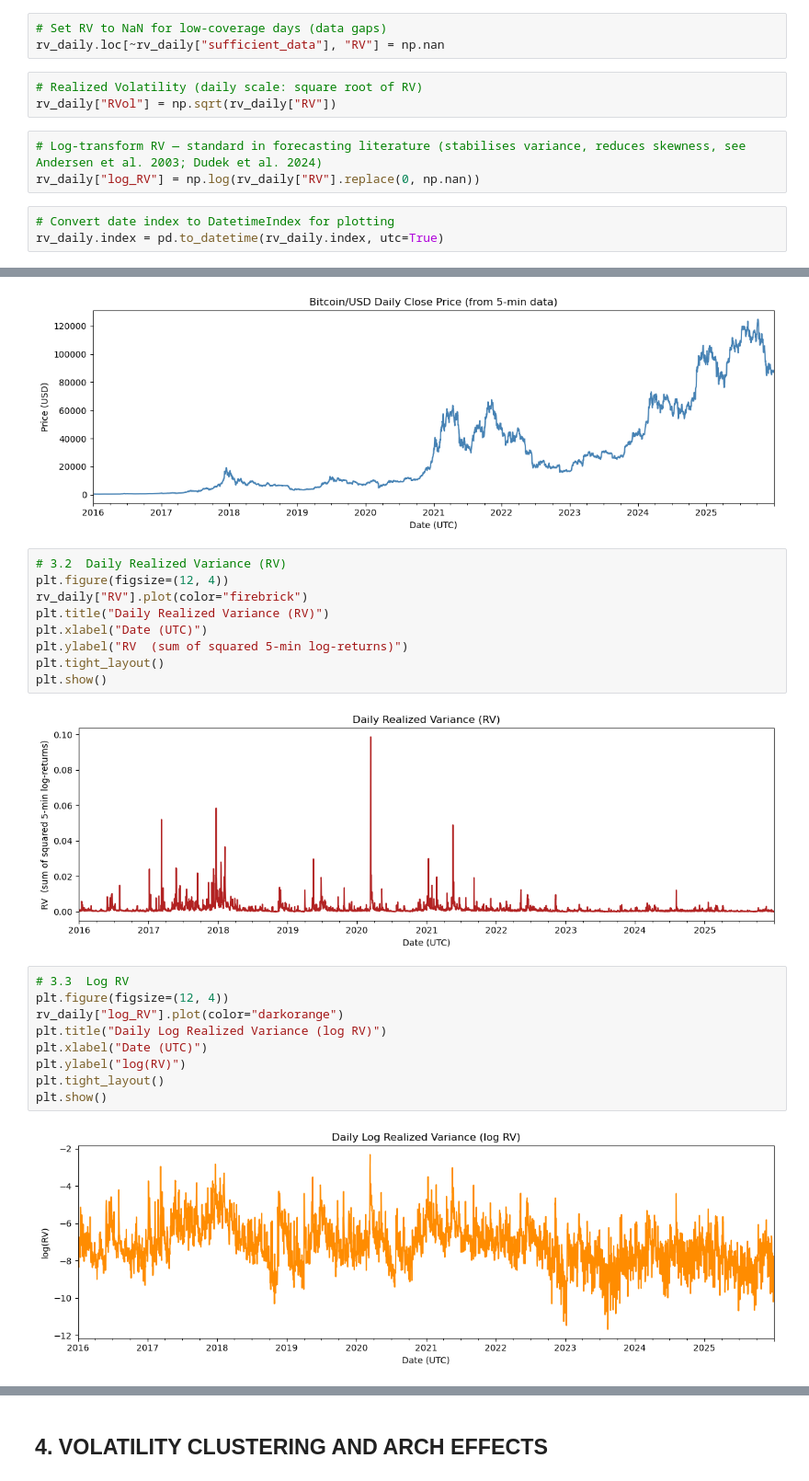
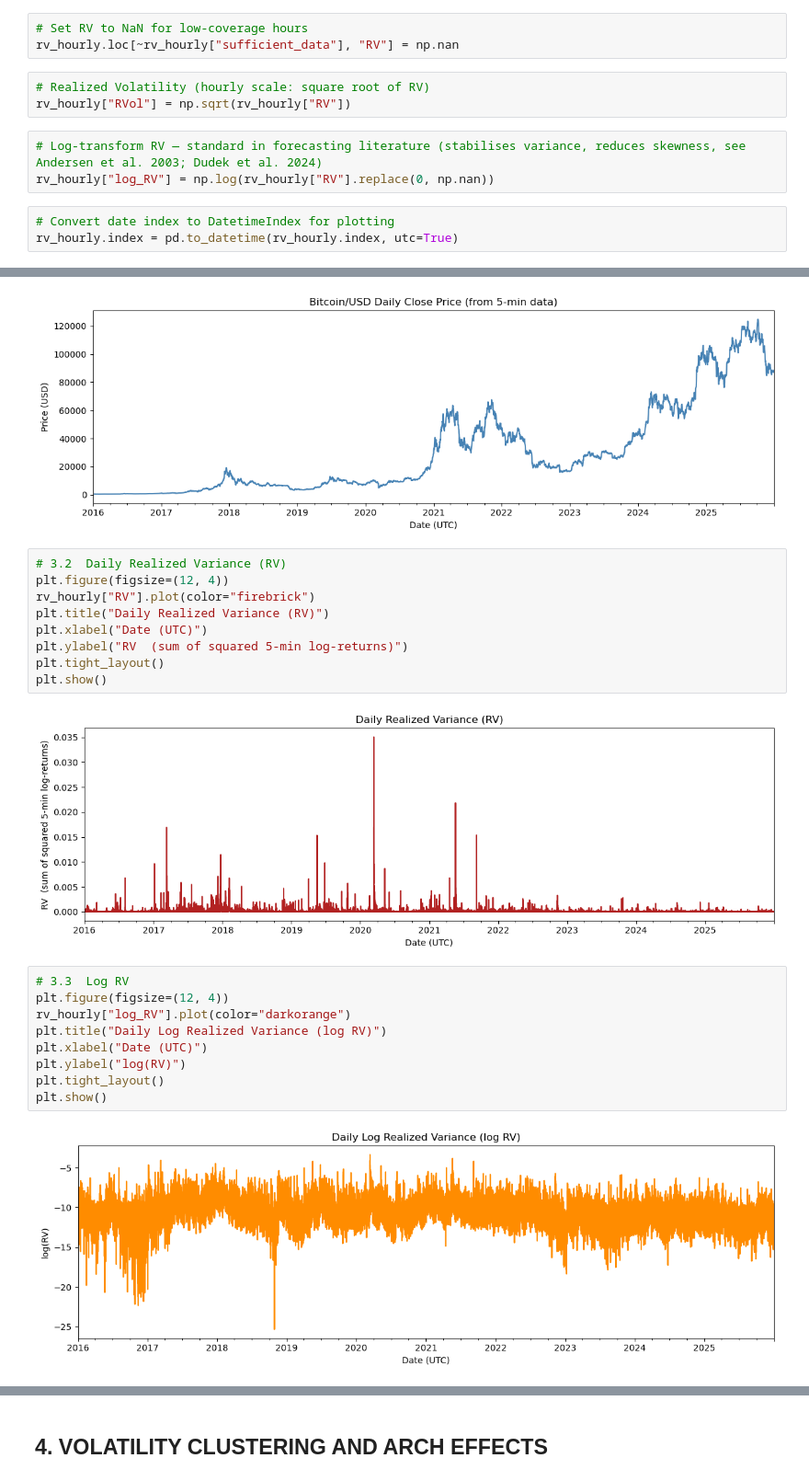
Before and after one commit to yilmazcanekmekci/btc-realized-variance-thesis, a Jupyter notebook: notebooks/02_initial_data_analysis.ipynb, the cells around one changed output, grey strips where cells are left out. Shown at 92% size. Saved outputs shown, nothing was run; the diff lists cells and outputs as text.

Commit message:
Update 02_initial_data_analysis notebook

```diff
--- a/notebooks/02_initial_data_analysis.ipynb
+++ b/notebooks/02_initial_data_analysis.ipynb
@@ -114,13 +111,13 @@ rv_daily["sufficient_data"] = rv_daily["n_obs"] >= int(MIN_OBS_RATIO * K_EXPECTE
 # %%
-# Set RV to NaN for low-coverage days (data gaps)
-rv_daily.loc[~rv_daily["sufficient_data"], "RV"] = np.nan
+# Set RV to NaN for low-coverage hours
+rv_hourly.loc[~rv_hourly["sufficient_data"], "RV"] = np.nan
 # %%
-# Realized Volatility (daily scale: square root of RV)
-rv_daily["RVol"] = np.sqrt(rv_daily["RV"])
+# Realized Volatility (hourly scale: square root of RV)
+rv_hourly["RVol"] = np.sqrt(rv_hourly["RV"])
 # %%
 # Log-transform RV — standard in forecasting literature (stabilises variance, reduces skewness, see Andersen et al. 2003; Dudek et al. 2024)
-rv_daily["log_RV"] = np.log(rv_daily["RV"].replace(0, np.nan))
+rv_hourly["log_RV"] = np.log(rv_hourly["RV"].replace(0, np.nan))
 # %%
 # Convert date index to DatetimeIndex for plotting
-rv_daily.index = pd.to_datetime(rv_daily.index, utc=True)
+rv_hourly.index = pd.to_datetime(rv_hourly.index, utc=True)
 # %%
@@ -173,25 +171,25 @@ plt.show()
 # %%
 # 3.2  Daily Realized Variance (RV)
 plt.figure(figsize=(12, 4))
-rv_daily["RV"].plot(color="firebrick")
+rv_hourly["RV"].plot(color="firebrick")
 plt.title("Daily Realized Variance (RV)")
 plt.xlabel("Date (UTC)")
 plt.ylabel("RV  (sum of squared 5-min log-returns)")
 plt.tight_layout()
 plt.show()
 # %% [output]
-[figure, old version]
+[figure, new version]
 # %%
 # 3.3  Log RV
 plt.figure(figsize=(12, 4))
-rv_daily["log_RV"].plot(color="darkorange")
+rv_hourly["log_RV"].plot(color="darkorange")
 plt.title("Daily Log Realized Variance (log RV)")
 plt.xlabel("Date (UTC)")
 plt.ylabel("log(RV)")
 plt.tight_layout()
 plt.show()
 # %% [output]
-[figure, old version]
+[figure, new version]
 # %%
 # 3.4  Realized Volatility (RVol = sqrt(RV))
 plt.figure(figsize=(12, 4))
```
Also changed, not shown: parts of 29 cells of this notebook.
